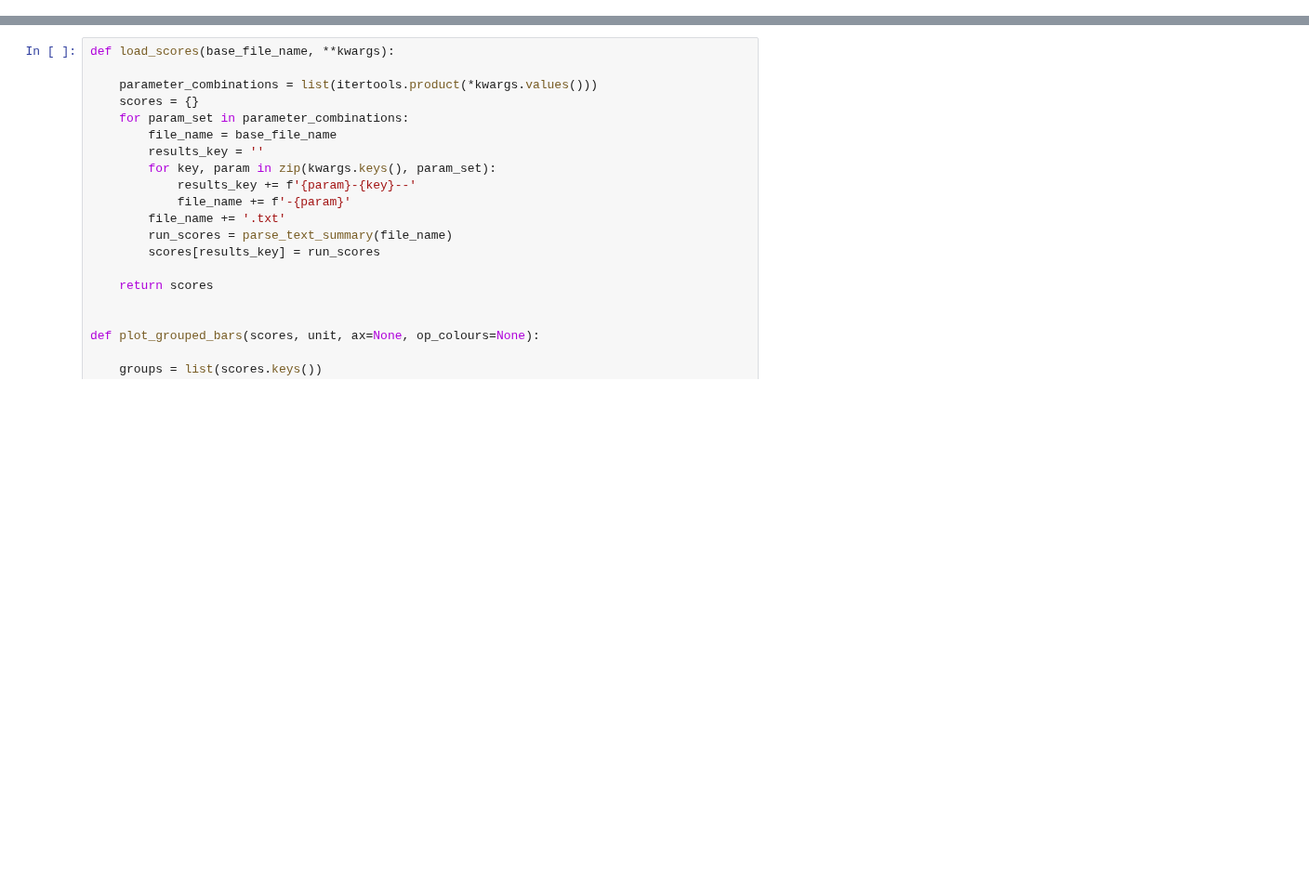
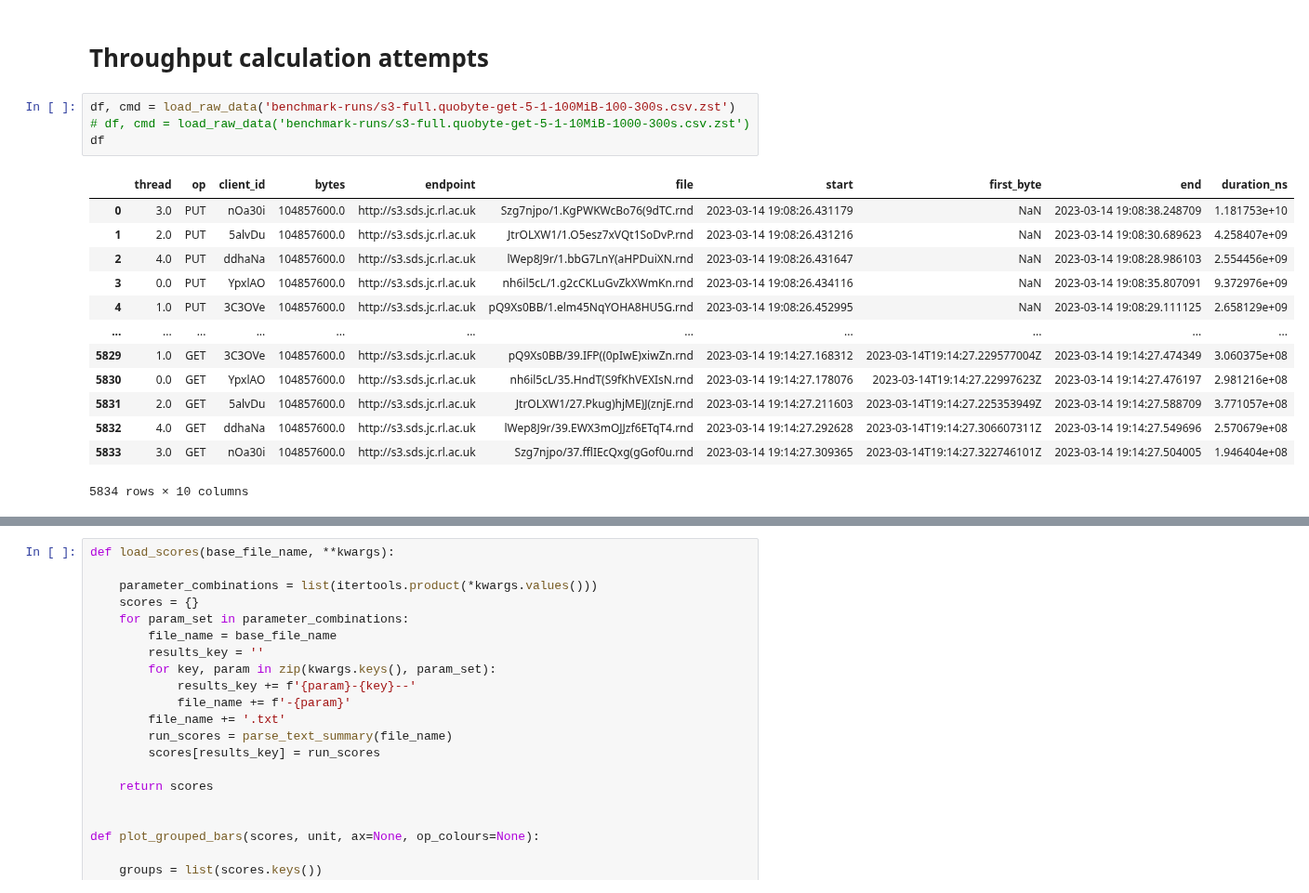
Before and after one commit to stackhpc/jasmin-fs-benchmark, a Jupyter notebook: s3-warp/Analysis-v3.ipynb, the cells around one changed output, grey strips where cells are left out. Shown at 93% size. Saved outputs shown, nothing was run; the diff lists cells and outputs as text; blank space fills up the shorter version.

```diff
--- a/s3-warp/Analysis-v3.ipynb
+++ b/s3-warp/Analysis-v3.ipynb
@@ -101,0 +162,20 @@ df
+# %% [markdown]
+# Throughput calculation attempts
+# %%
+df, cmd = load_raw_data('benchmark-runs/s3-full.quobyte-get-5-1-100MiB-100-300s.csv.zst')
+# df, cmd = load_raw_data('benchmark-runs/s3-full.quobyte-get-5-1-10MiB-1000-300s.csv.zst')
+df
+# %% [output]
+|  | thread | op | client_id | bytes | endpoint | file | start | first_byte | end | duration_ns |
+| 0 | 3.0 | PUT | nOa30i | 104857600.0 | http://s3.sds.jc.rl.ac.uk | Szg7njpo/1.KgPWKWcBo76(9dTC.rnd | 2023-03-14 19:08:26.431179 | NaN | 2023-03-14 19:08:38.248709 | 1.181753e+10 |
+| 1 | 2.0 | PUT | 5alvDu | 104857600.0 | http://s3.sds.jc.rl.ac.uk | JtrOLXW1/1.O5esz7xVQt1SoDvP.rnd | 2023-03-14 19:08:26.431216 | NaN | 2023-03-14 19:08:30.689623 | 4.258407e+09 |
+| 2 | 4.0 | PUT | ddhaNa | 104857600.0 | http://s3.sds.jc.rl.ac.uk | lWep8J9r/1.bbG7LnY(aHPDuiXN.rnd | 2023-03-14 19:08:26.431647 | NaN | 2023-03-14 19:08:28.986103 | 2.554456e+09 |
+| 3 | 0.0 | PUT | YpxlAO | 104857600.0 | http://s3.sds.jc.rl.ac.uk | nh6il5cL/1.g2cCKLuGvZkXWmKn.rnd | 2023-03-14 19:08:26.434116 | NaN | 2023-03-14 19:08:35.807091 | 9.372976e+09 |
+| 4 | 1.0 | PUT | 3C3OVe | 104857600.0 | http://s3.sds.jc.rl.ac.uk | pQ9Xs0BB/1.elm45NqYOHA8HU5G.rnd | 2023-03-14 19:08:26.452995 | NaN | 2023-03-14 19:08:29.111125 | 2.658129e+09 |
+| ... | ... | ... | ... | ... | ... | ... | ... | ... | ... | ... |
+| 5829 | 1.0 | GET | 3C3OVe | 104857600.0 | http://s3.sds.jc.rl.ac.uk | pQ9Xs0BB/39.IFP((0pIwE)xiwZn.rnd | 2023-03-14 19:14:27.168312 | 2023-03-14T19:14:27.229577004Z | 2023-03-14 19:14:27.474349 | 3.060375e+08 |
+| 5830 | 0.0 | GET | YpxlAO | 104857600.0 | http://s3.sds.jc.rl.ac.uk | nh6il5cL/35.HndT(S9fKhVEXIsN.rnd | 2023-03-14 19:14:27.178076 | 2023-03-14T19:14:27.22997623Z | 2023-03-14 19:14:27.476197 | 2.981216e+08 |
+| 5831 | 2.0 | GET | 5alvDu | 104857600.0 | http://s3.sds.jc.rl.ac.uk | JtrOLXW1/27.Pkug)hjME)J(znjE.rnd | 2023-03-14 19:14:27.211603 | 2023-03-14T19:14:27.225353949Z | 2023-03-14 19:14:27.588709 | 3.771057e+08 |
+| 5832 | 4.0 | GET | ddhaNa | 104857600.0 | http://s3.sds.jc.rl.ac.uk | lWep8J9r/39.EWX3mOJJzf6ETqT4.rnd | 2023-03-14 19:14:27.292628 | 2023-03-14T19:14:27.306607311Z | 2023-03-14 19:14:27.549696 | 2.570679e+08 |
+| 5833 | 3.0 | GET | nOa30i | 104857600.0 | http://s3.sds.jc.rl.ac.uk | Szg7njpo/37.fflIEcQxg(gGof0u.rnd | 2023-03-14 19:14:27.309365 | 2023-03-14T19:14:27.322746101Z | 2023-03-14 19:14:27.504005 | 1.946404e+08 |
+5834 rows × 10 columns
```
Also changed, not shown: parts of 12 cells of this notebook, 9 other files.
